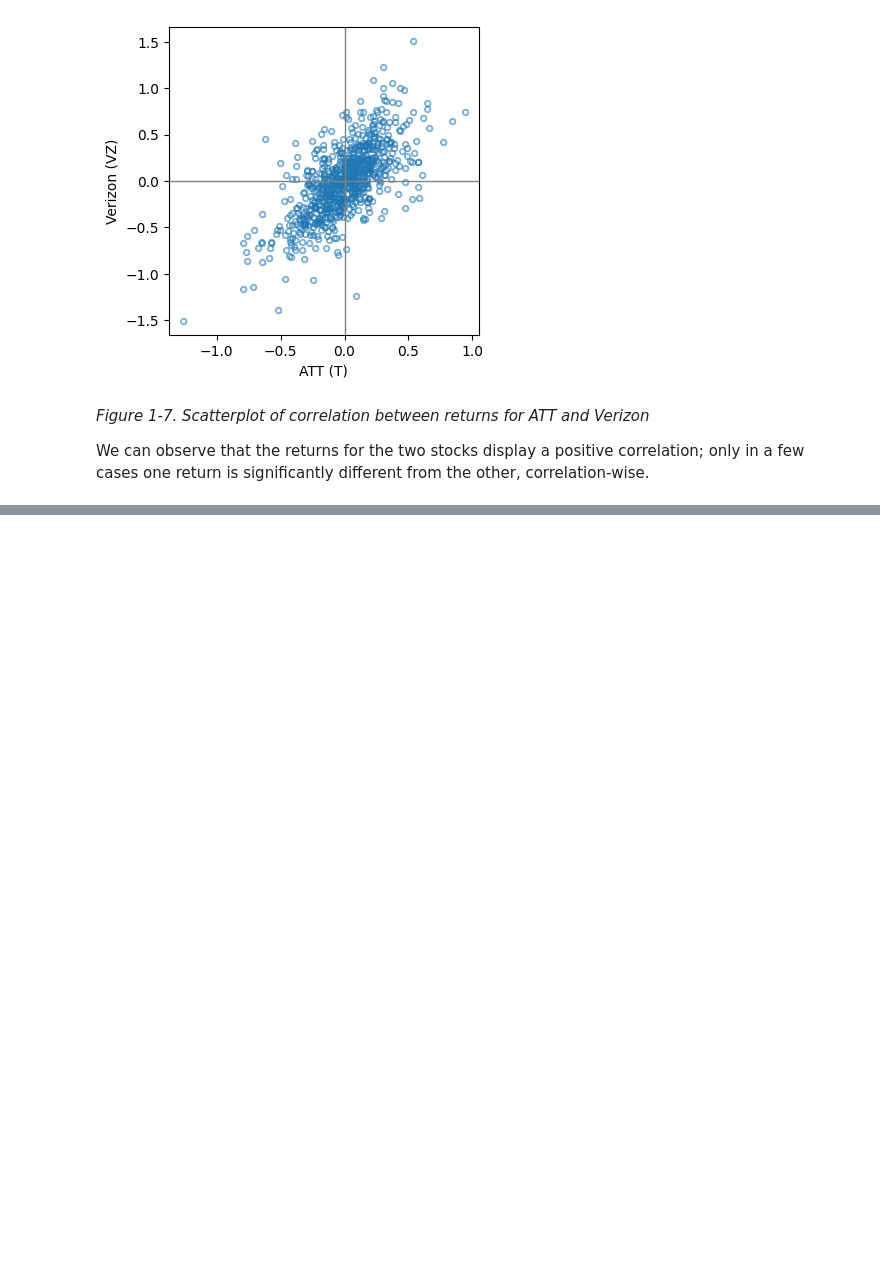
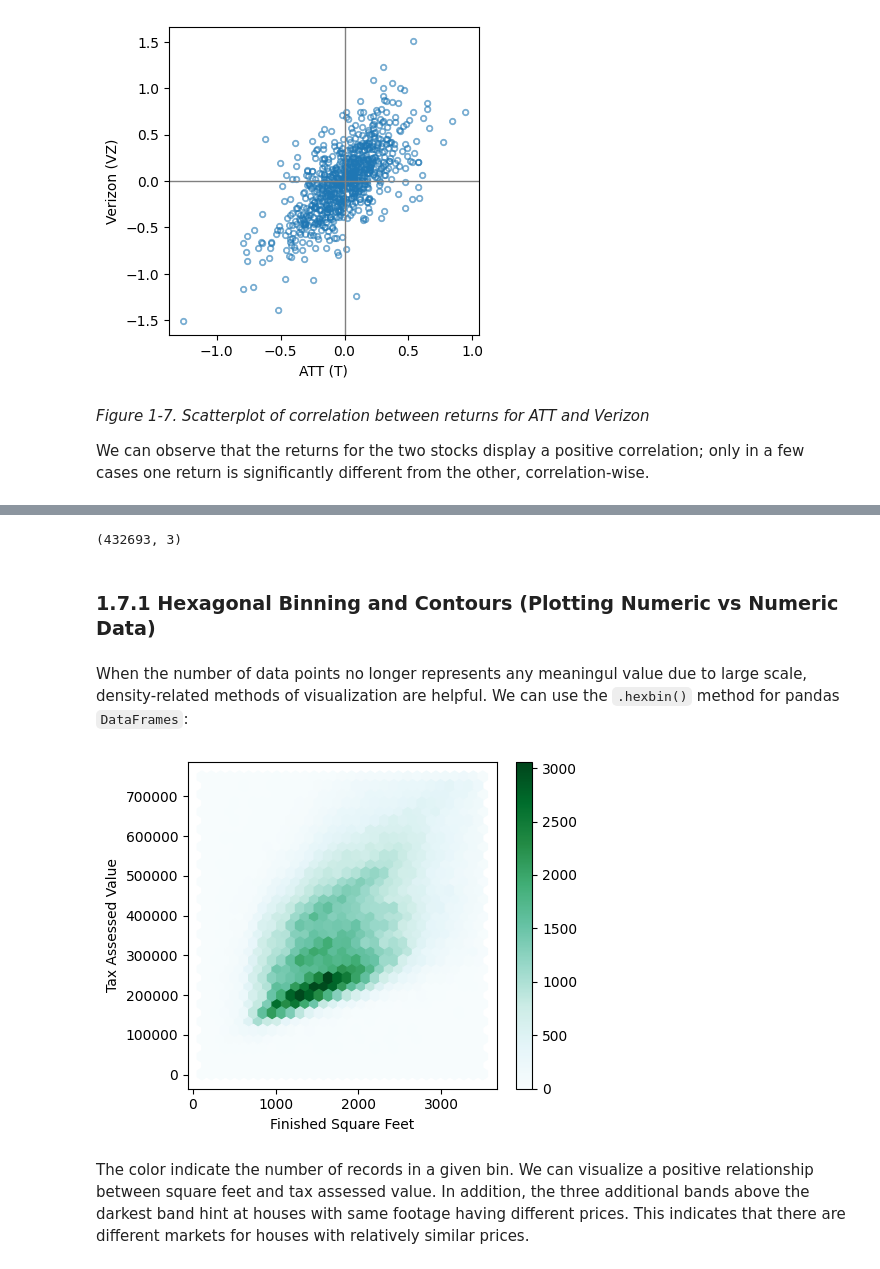
Before and after one commit to felipesebben/practical_statistics, a Jupyter notebook: 1_Exploratory_Data_Analysis.ipynb, the cells around one changed output, grey strips where cells are left out. Saved outputs shown, nothing was run; the diff lists cells and outputs as text; code cells hidden in the pictures; blank space fills up the shorter version.

```diff
--- a/1_Exploratory_Data_Analysis.ipynb
+++ b/1_Exploratory_Data_Analysis.ipynb
@@ -496,0 +508,24 @@ ax.axvline(0, color='grey', lw=1)
+# %%
+kc_tax = pd.read_csv(KC_TAX_CSV)
+kc_tax0 = kc_tax.loc[(kc_tax['TaxAssessedValue'] < 750000) &
+                     (kc_tax['SqFtTotLiving'] > 100) &
+                     (kc_tax['SqFtTotLiving'] < 3500), :]
+print(kc_tax0.shape)
+# %% [output]
+(432693, 3)
+# %% [markdown]
+<h3>1.7.1 Hexagonal Binning and Contours (Plotting Numeric vs Numeric Data)</h3>
+# %% [markdown]
+<p>When the number of data points no longer represents any meaningul value due to large scale, density-related methods of visualization are helpful. We can use the <code>.hexbin()</code> method for pandas <code>DataFrames</code>:</p>
+# %%
+ax = kc_tax0.plot.hexbin(x='SqFtTotLiving', y='TaxAssessedValue',
+                         gridsize=30, sharex=False, figsize=(5, 4))
+ax.set_xlabel('Finished Square Feet')
+ax.set_ylabel('Tax Assessed Value')
+
+plt.tight_layout()
+plt.show()
+# %% [output]
+[figure, added]
+# %% [markdown]
+<p>The color indicate the number of records in a given bin. We can visualize a positive relationship between square feet and tax assessed value. In addition, the three additional bands above the darkest band hint at houses with same footage having different prices. This indicates that there are different markets for houses with relatively similar prices.</p>
```
Also changed, not shown: parts of 7 cells of this notebook.
